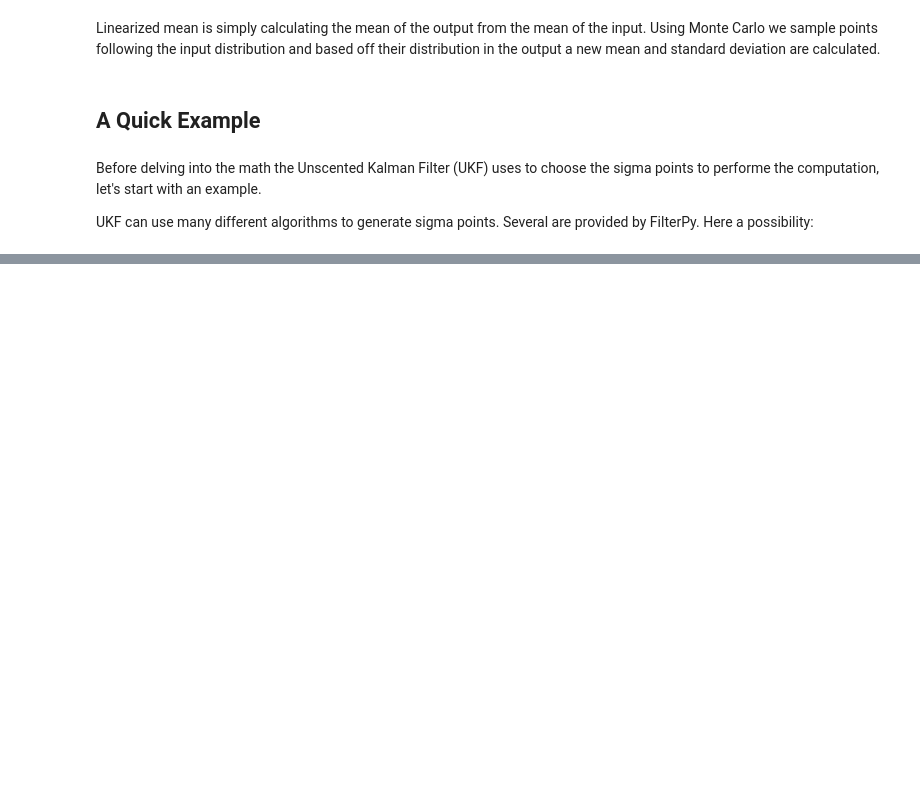
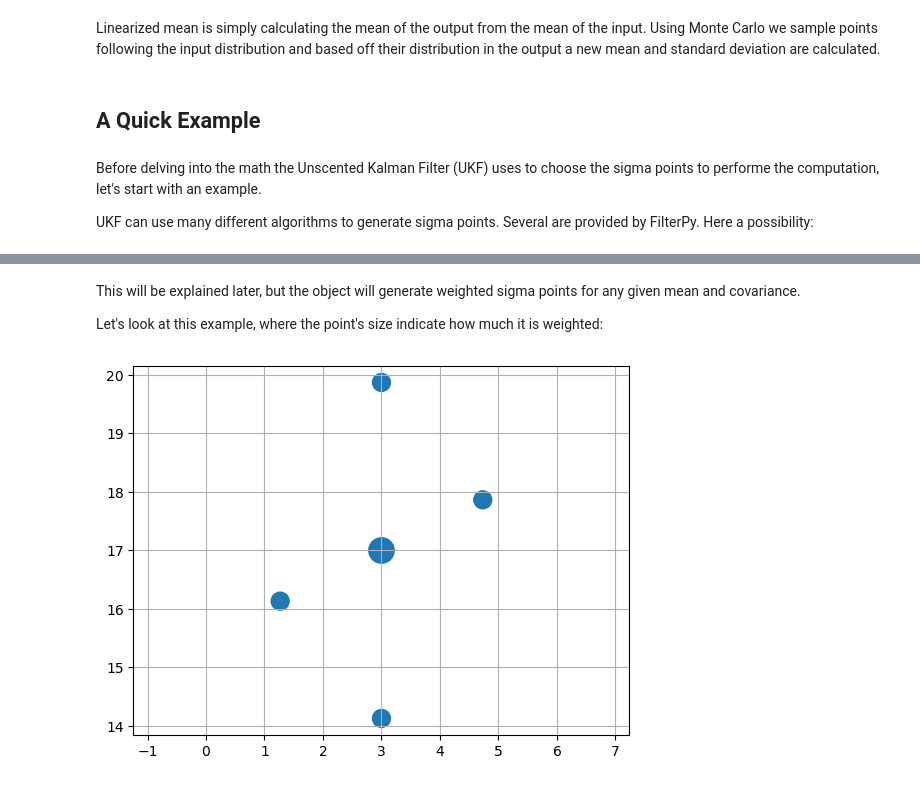
Before and after one commit to giuliaprosio/unscented-kalman-filters, a Jupyter notebook: UKF.ipynb, the cells around one changed output, grey strips where cells are left out. Cells and saved outputs as stored; diff of their text form; code cells hidden in the pictures; blank space fills up the shorter version.

Commit message:
UKF example with Julier Sigma Points

```diff
--- a/UKF.ipynb
+++ b/UKF.ipynb
@@ -260,0 +278,23 @@ ModuleNotFoundError: No module named 'filterpy'
+# %%
+from filterpy.kalman import JulierSigmaPoints
+
+sigmas = JulierSigmaPoints(n=2, kappa=1)
+# %% [markdown]
+This will be explained later, but the object will generate weighted sigma points for any given mean and covariance.
+
+Let's look at this example, where the point's size indicate how much it is weighted:
+# %%
+import numpy as np
+import matplotlib.pyplot as plt
+
+def plot_sigmas(sigmas, x, cov):
+    if not np.isscalar(cov):
+        cov = np.atleast_2d(cov)
+    pts = sigmas.sigma_points(x=x, P=cov)
+    plt.scatter(pts[:, 0], pts[:, 1], s=sigmas.Wm*1000)
+    plt.grid(True)
+    plt.axis('equal')
+
+plot_sigmas(sigmas, x=[3, 17], cov=[[1, .5], [.5, 3]])
+# %% [output]
+[figure, added]
```
Also changed, not shown: parts of 6 cells of this notebook.
